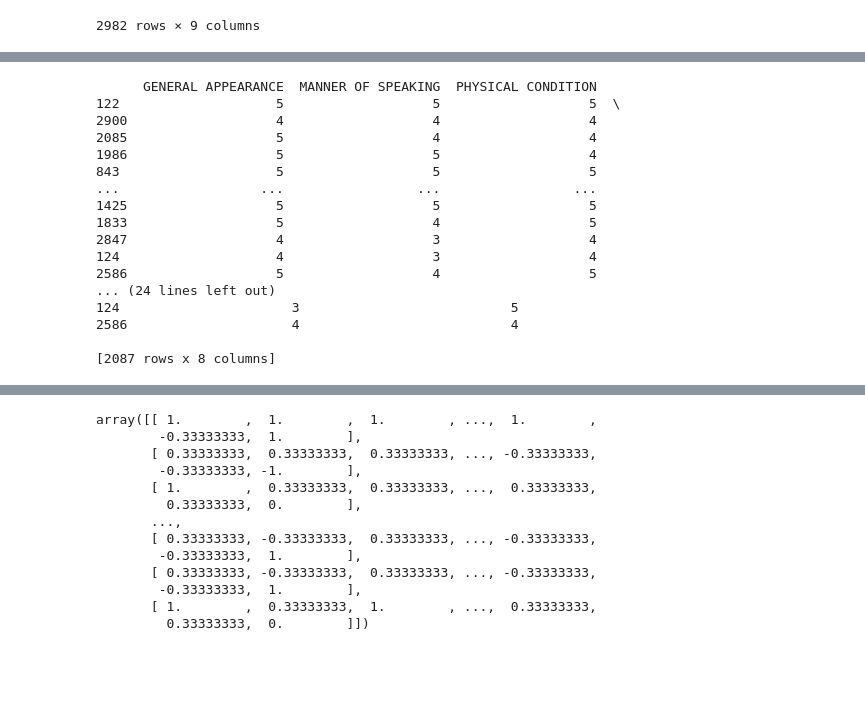
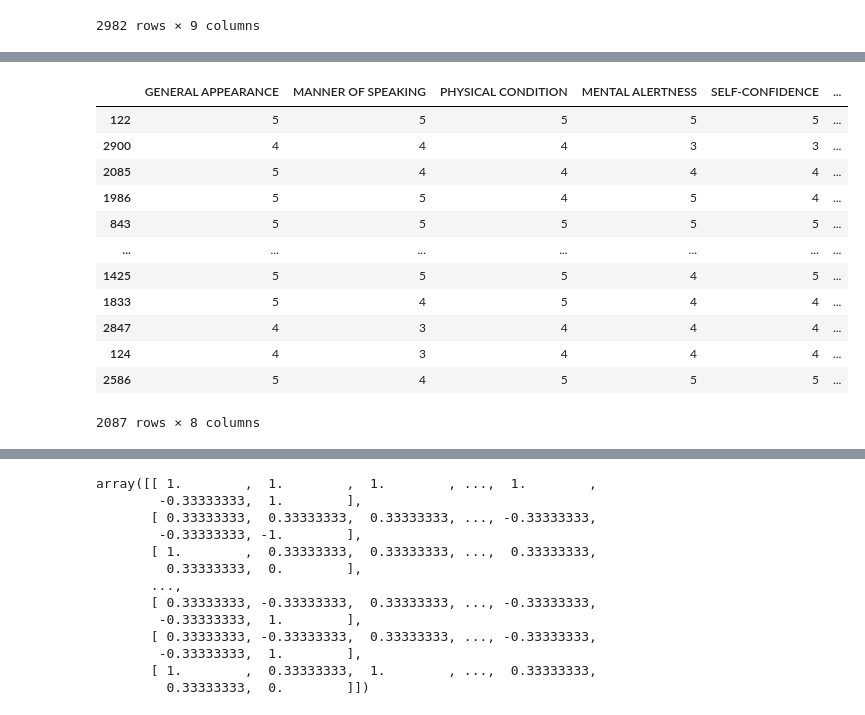
Before and after one commit to TheRedSwaRM/cs180-filipino-student-employability-predictor, a Jupyter notebook: scripts/[CS 180] Team14 - Filipino Student Employability Predictor.ipynb, the cells around one changed output, grey strips where cells are left out. Cells and saved outputs as stored; diff of their text form; code cells hidden in the pictures; blank space fills up the shorter version.

```diff
--- a/scripts/[CS 180] Team14 - Filipino Student Employability Predictor.ipynb
+++ b/scripts/[CS 180] Team14 - Filipino Student Employability Predictor.ipynb
@@ -26,30 +80,22 @@ data
 # %%
-#Preprocess/prepare dataset for training and testing here
 from sklearn.model_selection import train_test_split
-x = data.drop('CLASS', axis = 1)
-y = data['CLASS']
 
-# print(x)
-# print(y)
+#Set a seed for data reproducibility
+np.random.seed(321)
 
-#70% training and 30% testing
 x_train, x_test, y_train, y_test = train_test_split(x,y,train_size=0.7)
-print(x_train)
+x_train
 # %% [output]
+|  | GENERAL APPEARANCE | MANNER OF SPEAKING | PHYSICAL CONDITION | MENTAL ALERTNESS | SELF-CONFIDENCE | ... |
+| 122 | 5 | 5 | 5 | 5 | 5 | ... |
+| 2900 | 4 | 4 | 4 | 3 | 3 | ... |
+| 2085 | 5 | 4 | 4 | 4 | 4 | ... |
+| 1986 | 5 | 5 | 4 | 5 | 4 | ... |
+| 843 | 5 | 5 | 5 | 5 | 5 | ... |
+| ... | ... | ... | ... | ... | ... | ... |
+| 1425 | 5 | 5 | 5 | 4 | 5 | ... |
+| 1833 | 5 | 4 | 5 | 4 | 4 | ... |
+| 2847 | 4 | 3 | 4 | 4 | 4 | ... |
+| 124 | 4 | 3 | 4 | 4 | 4 | ... |
+| 2586 | 5 | 4 | 5 | 5 | 5 | ... |
-      GENERAL APPEARANCE  MANNER OF SPEAKING  PHYSICAL CONDITION
-122                    5                   5                   5  \
-2900                   4                   4                   4
-2085                   5                   4                   4
-1986                   5                   5                   4
-843                    5                   5                   5
-...                  ...                 ...                 ...
-1425                   5                   5                   5
-1833                   5                   4                   5
-2847                   4                   3                   4
-124                    4                   3                   4
-2586                   5                   4                   5
-... (24 lines left out)
-124                      3                           5
-2586                     4                           4
-
-[2087 rows x 8 columns]
+2087 rows × 8 columns
```
Also changed, not shown: parts of 19 cells of this notebook, 1 other file.
